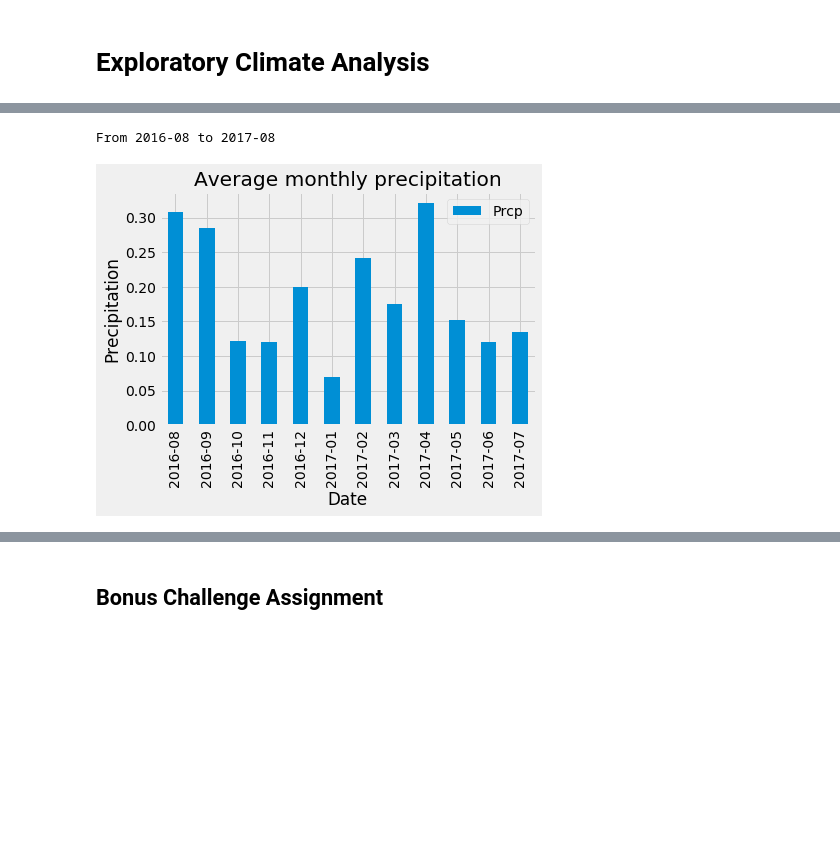
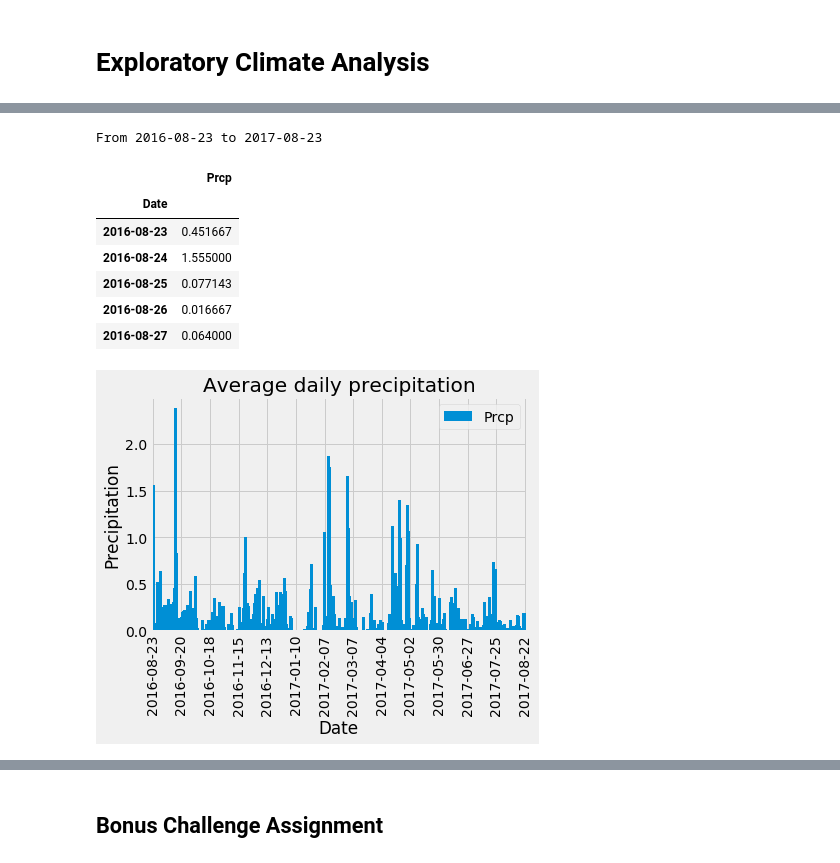
Before and after one commit to kyraha/UMN_HW10_sqlalchemy-challenge, a Jupyter notebook: climate_starter.ipynb, the cells around one changed output, grey strips where cells are left out. Saved outputs shown, nothing was run; the diff lists cells and outputs as text; code cells hidden in the pictures; blank space fills up the shorter version.

```diff
--- a/climate_starter.ipynb
+++ b/climate_starter.ipynb
@@ -47,36 +45,55 @@ From 2016-08 to 2017-08
 # Design a query to retrieve the last 12 months of precipitation data and plot the results
 
 # Calculate the date 1 year ago from the last data point in the database
+d_format = '%Y-%m-%d'
 first_month = session.query(
-    func.strftime('%Y-%m',
+    func.strftime(d_format,
     func.date(func.max(Measurement.date), '-1 year')
 )).first()[0]
 last_month = session.query(
-    func.strftime('%Y-%m',
+    func.strftime(d_format,
     func.max(Measurement.date)
 )).first()[0]
 print(f"From {first_month} to {last_month}")
 
 # Perform a query to retrieve the data and precipitation scores
 # We take the max(date) so the last month can be incomplete month, let's exclude it
-sel = [func.strftime('%Y-%m', Measurement.date), func.avg(Measurement.prcp)]
+sel = [func.strftime(d_format, Measurement.date), func.avg(Measurement.prcp)]
 twelve_months = session.query(*sel).\
-    filter(func.strftime('%Y-%m', Measurement.date) >= first_month).\
-    filter(func.strftime('%Y-%m', Measurement.date) <  last_month).\
-    group_by(func.strftime('%Y-%m', Measurement.date)).\
-    order_by(func.strftime('%Y-%m', Measurement.date)).\
+    filter(func.strftime(d_format, Measurement.date) >= first_month).\
+    filter(func.strftime(d_format, Measurement.date) <  last_month).\
+    group_by(func.strftime(d_format, Measurement.date)).\
+    order_by(func.strftime(d_format, Measurement.date)).\
     all()
 
 # Save the query results as a Pandas DataFrame and set the index to the date column
 df = pd.DataFrame(twelve_months, columns=['Date', 'Prcp']).set_index('Date')
 
-# Use Pandas Plotting with Matplotlib to plot the data
-df.plot.bar()
-plt.title("Average monthly precipitation")
-plt.ylabel("Precipitation")
-plt.show()
+# Sort the dataframe by date
+df.sort_index(inplace=True)
+
+df.head()
 # %% [output]
-From 2016-08 to 2017-08
+From 2016-08-23 to 2017-08-23
-[figure, removed]
+|  | Prcp |
+| Date |  |
+| 2016-08-23 | 0.451667 |
+| 2016-08-24 | 1.555000 |
+| 2016-08-25 | 0.077143 |
+| 2016-08-26 | 0.016667 |
+| 2016-08-27 | 0.064000 |
+# %%
+# Use Pandas Plotting with Matplotlib to plot the data
+xticks_loc = np.arange(0, df.index.size, 28)
+fig = plt.figure(figsize=(10, 6), dpi=200)
+df.plot.bar(width=3)
+plt.title("Average daily precipitation")
+plt.ylabel("Precipitation")
+plt.xticks(ticks = xticks_loc, labels= df.index[xticks_loc])
+plt.savefig('OneYearDailyAverage.png', bbox_inches='tight')
+fig.show()
+plt.close(fig)
+# %% [output]
+[figure, added]
 # %%
 # Use Pandas to calcualte the summary statistics for the precipitation data
```
Also changed, not shown: parts of 4 cells of this notebook, 1 other file.
